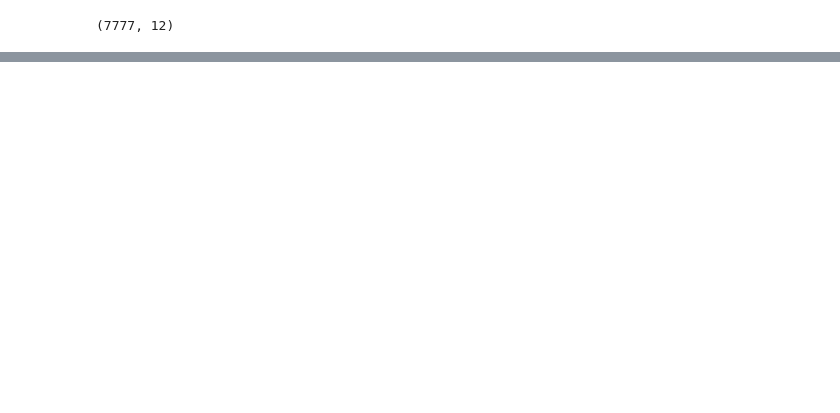
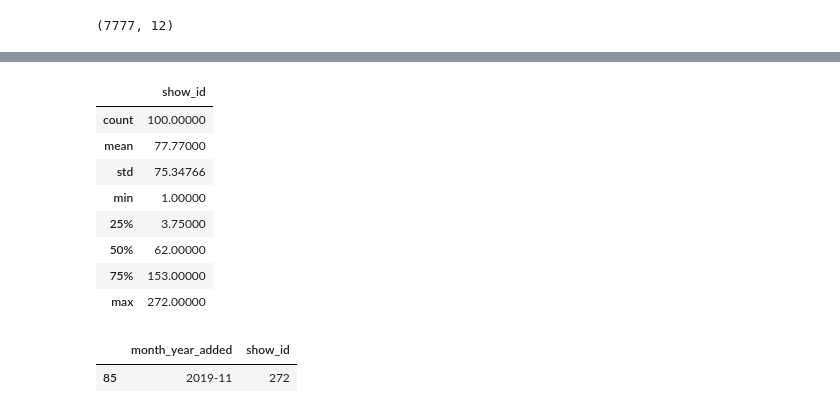
Before and after one commit to GiuBelli/data-netflix, a Jupyter notebook: notebooks/Netflix.ipynb, the cells around one changed output, grey strips where cells are left out. Drawn from its saved outputs; the diff is of its cells as text; code cells hidden in the pictures; blank space fills up the shorter version.

```diff
--- a/notebooks/Netflix.ipynb
+++ b/notebooks/Netflix.ipynb
@@ -177,0 +87,18 @@ plt.show()
+# %%
+def string_to_date(string_date: object) -> datetime.date:
+    """
+    Convert an string date with the format September 20, 2019 to a datetime object
+
+    :returns:
+       datetime
+    """
+    datetime_date = datetime.strptime(string_date.strip(),"%B %d, %Y")
+    return datetime_date
+# %%
+df['date_added'] = df.date_added.apply(string_to_date)
+df['year_added'] = df.date_added.apply(lambda x: x.year)
+df['month_year_added'] = df.date_added.dt.strftime('%Y-%m')
+# %%
+df['diff_added_release'] = df.year_added - df.release_year
+# %%
+df['show_age'] = datetime.now().year - df.release_year
@@ -177,0 +143,17 @@ plt.show()
+# %%
+df.groupby(by=['month_year_added']).show_id.count().reset_index().describe()
+# %% [output]
+|  | show_id |
+| count | 100.00000 |
+| mean | 77.77000 |
+| std | 75.34766 |
+| min | 1.00000 |
+| 25% | 3.75000 |
+| 50% | 62.00000 |
+| 75% | 153.00000 |
+| max | 272.00000 |
+# %%
+df_aux[df_aux.show_id==272]
+# %% [output]
+|  | month_year_added | show_id |
+| 85 | 2019-11 | 272 |
```
Also changed, not shown: parts of 38 cells of this notebook.
